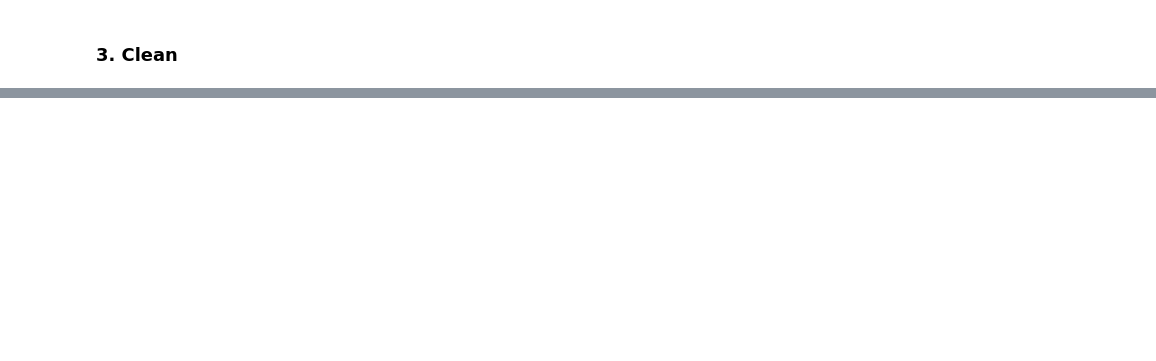
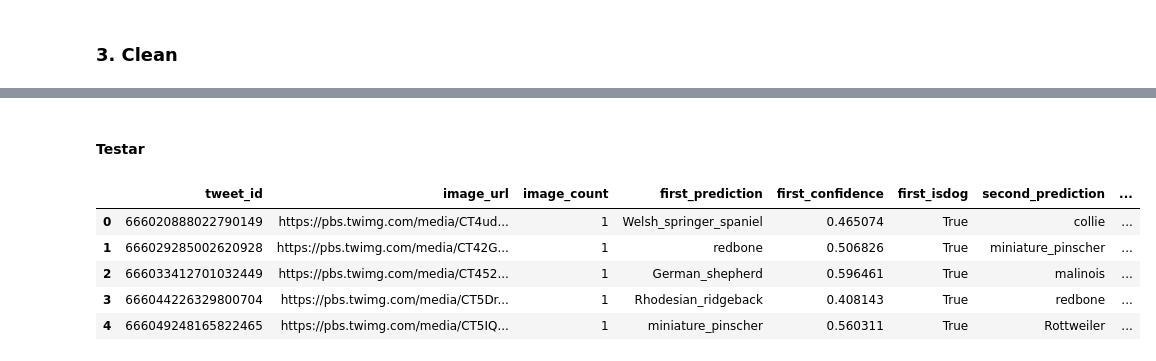
Before and after one commit to suzanaph/data-science-learning, a Jupyter notebook: Data Wrangle/We Rate Dogs/wrangle_act.ipynb, the cells around one changed output, grey strips where cells are left out. Drawn from its saved outputs; the diff is of its cells as text; code cells hidden in the pictures; blank space fills up the shorter version.

```diff
--- a/Data Wrangle/We Rate Dogs/wrangle_act.ipynb
+++ b/Data Wrangle/We Rate Dogs/wrangle_act.ipynb
@@ -239,0 +419,13 @@ test
+# %%
+#Começar com letra maiúscula
+#Separação com Espaço
+
+df_prediction_copy.p1 = df_prediction_copy.p1.str.replace('-', ' ')
+df_prediction_copy.p1 = df_prediction_copy.p1.str.replace('_', ' ')
+df_prediction_copy.p1 = df_prediction_copy.p1.str.title()
+df_prediction_copy.p2 = df_prediction_copy.p1.str.replace('-', ' ')
+df_prediction_copy.p2 = df_prediction_copy.p1.str.replace('_', ' ')
+df_prediction_copy.p2 = df_prediction_copy.p1.str.title()
+df_prediction_copy.p3 = df_prediction_copy.p1.str.replace('-', ' ')
+df_prediction_copy.p3 = df_prediction_copy.p1.str.replace('_', ' ')
+df_prediction_copy.p3 = df_prediction_copy.p1.str.title()
@@ -239,0 +479,17 @@ test
+# %%
+df_prediction_copy.rename(columns={'jpg_url': 'image_url', 'img_num': 'image_count',
+                                   'p1': 'first_prediction', 'p1_conf': 'first_confidence', 'p1_dog': 'first_isdog',
+                                   'p2': 'second_prediction', 'p2_conf': 'second_confidence', 'p2_dog': 'second_isdog',
+                                   'p3': 'third_prediction', 'p3_conf': 'third_confidence', 'p3_dog': 'third_isdog'
+                                  }, inplace=True)
+# %% [markdown]
+#### Testar
+# %%
+df_prediction_copy.head()
+# %% [output]
+|  | tweet_id | image_url | image_count | first_prediction | first_confidence | first_isdog | second_prediction | ... |
+| 0 | 666020888022790149 | https://pbs.twimg.com/media/CT4ud... | 1 | Welsh_springer_spaniel | 0.465074 | True | collie | ... |
+| 1 | 666029285002620928 | https://pbs.twimg.com/media/CT42G... | 1 | redbone | 0.506826 | True | miniature_pinscher | ... |
+| 2 | 666033412701032449 | https://pbs.twimg.com/media/CT452... | 1 | German_shepherd | 0.596461 | True | malinois | ... |
+| 3 | 666044226329800704 | https://pbs.twimg.com/media/CT5Dr... | 1 | Rhodesian_ridgeback | 0.408143 | True | redbone | ... |
+| 4 | 666049248165822465 | https://pbs.twimg.com/media/CT5IQ... | 1 | miniature_pinscher | 0.560311 | True | Rottweiler | ... |
```
Also changed, not shown: parts of 46 cells of this notebook.
